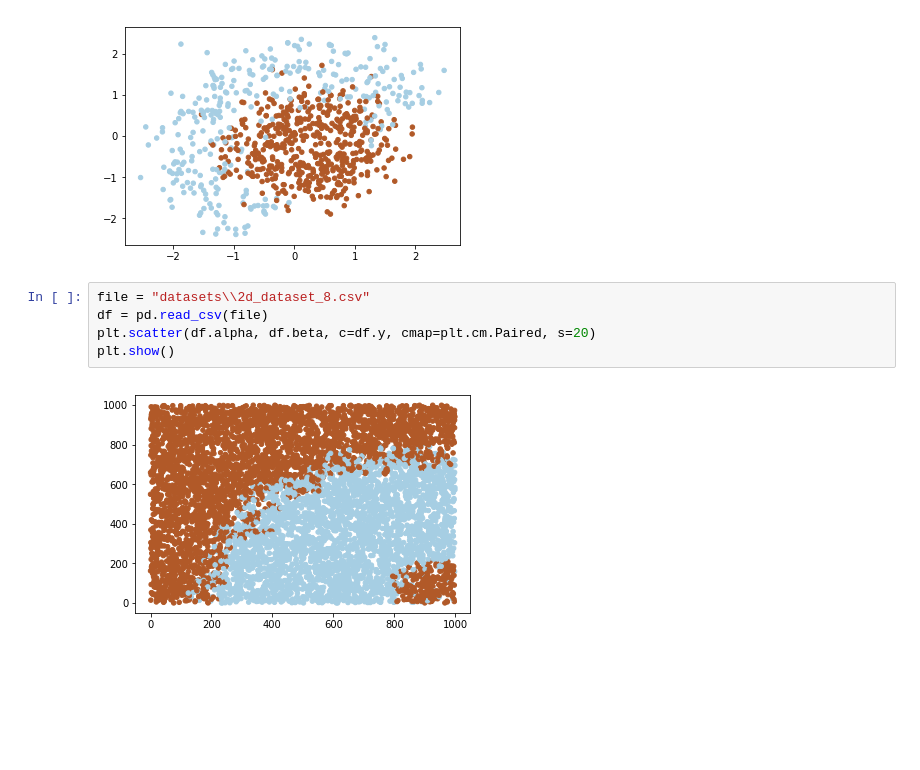
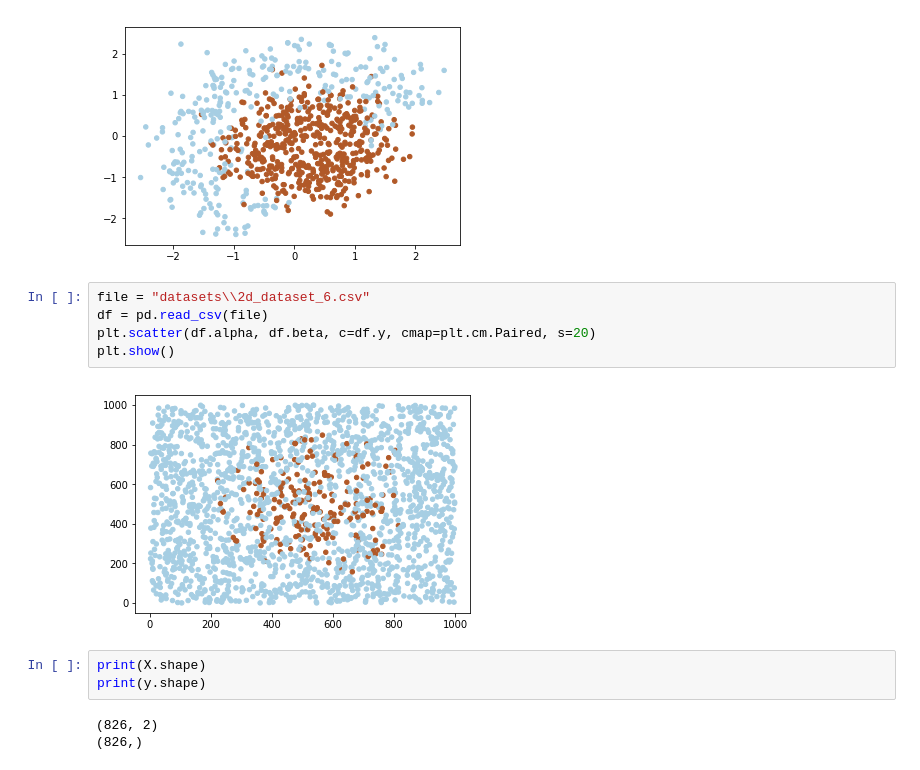
Before and after one commit to Alferdize/Machine-Learning-in-Python, a Jupyter notebook: introduction to deep learning/Untitled.ipynb, the cells around one changed output. Cells and saved outputs as stored; diff of their text form; blank space fills up the shorter version.

```diff
--- a/introduction to deep learning/Untitled.ipynb
+++ b/introduction to deep learning/Untitled.ipynb
@@ -33,9 +33,15 @@ plt.show()
 # %% [output]
 [figure]
 # %%
-file = "datasets\\2d_dataset_8.csv"
+file = "datasets\\2d_dataset_6.csv"
 df = pd.read_csv(file)
 plt.scatter(df.alpha, df.beta, c=df.y, cmap=plt.cm.Paired, s=20)
 plt.show()
 # %% [output]
-[figure, old version]
+[figure, new version]
+# %%
+print(X.shape)
+print(y.shape)
+# %% [output]
+(826, 2)
+(826,)
```
Also changed, not shown: parts of 4 cells of this notebook, 2 other files.
